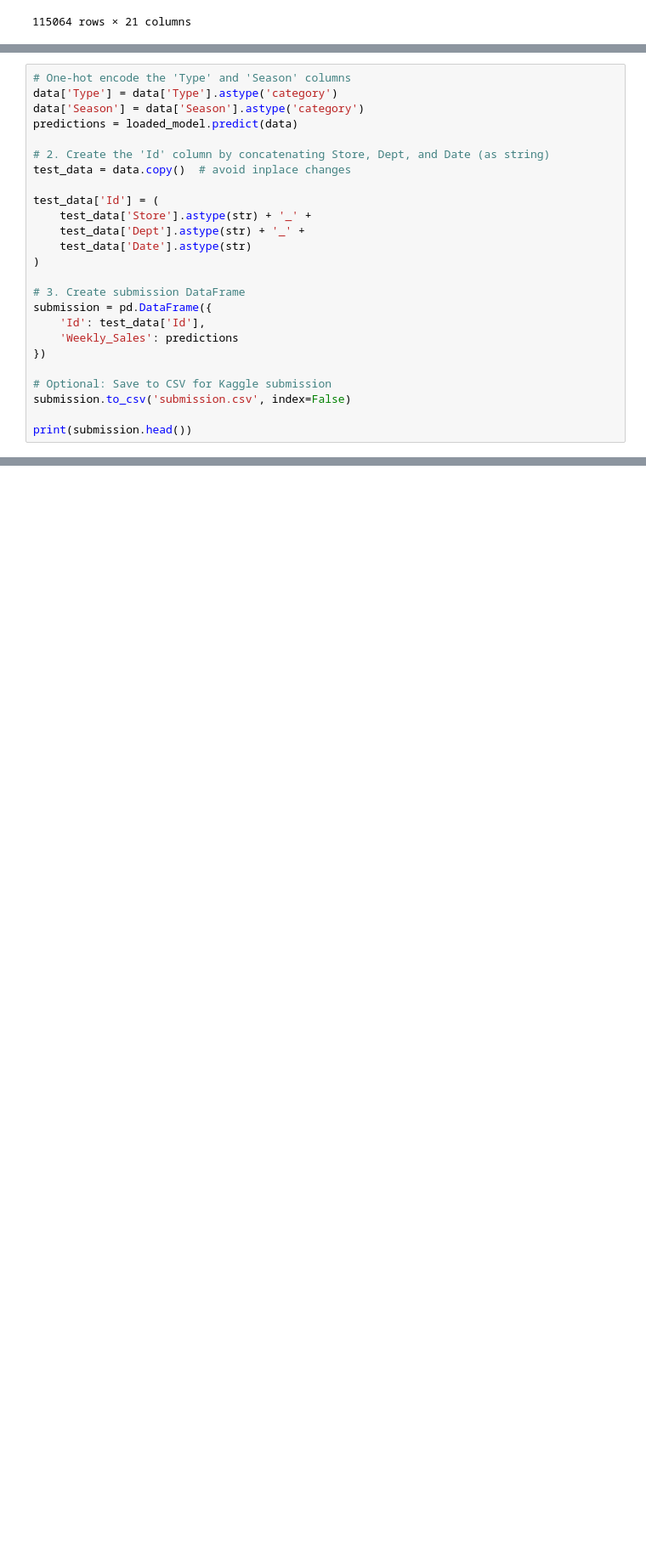
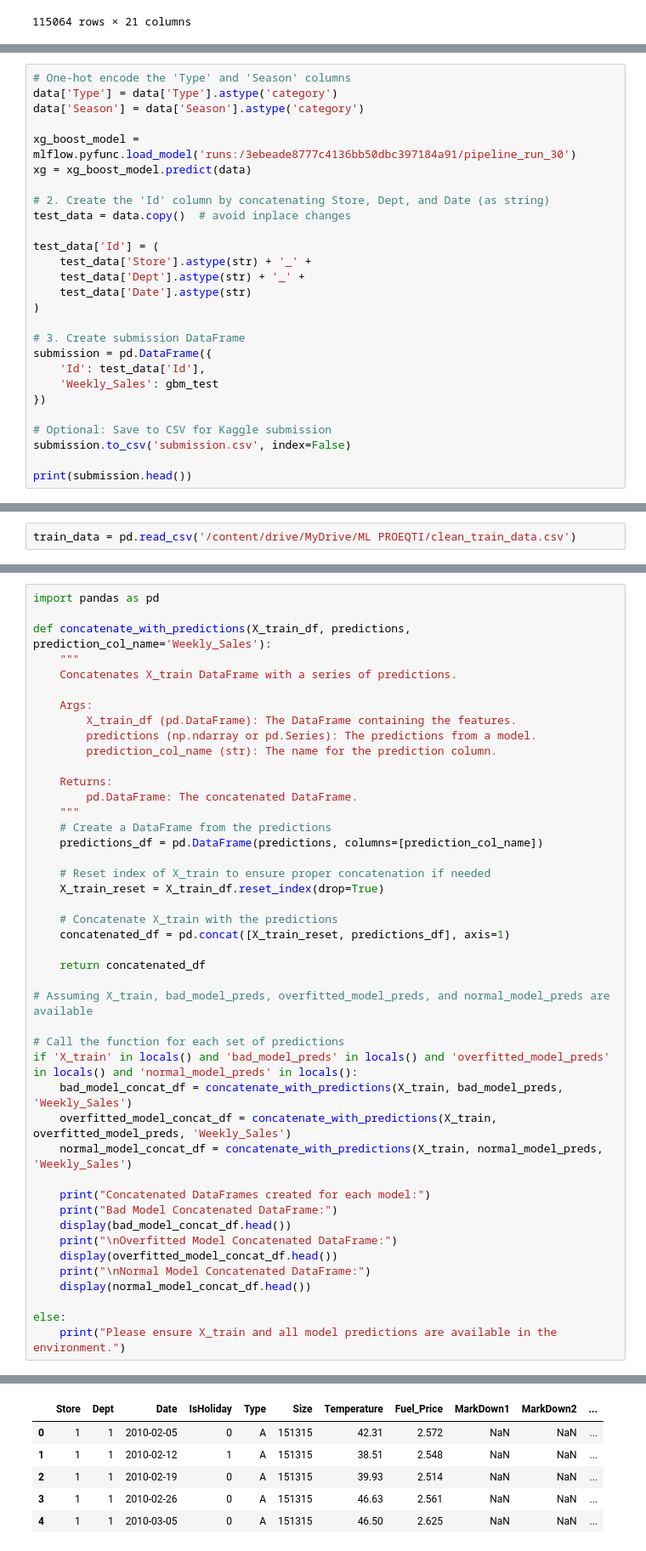
Before and after one commit to CarlTeapot/Walmart-Recruiting, a Jupyter notebook: model_inference.ipynb, the cells around one changed output, grey strips where cells are left out. Shown at 85% size. Cells and saved outputs as stored; diff of their text form; blank space fills up the shorter version.

```diff
--- a/model_inference.ipynb
+++ b/model_inference.ipynb
@@ -85,7 +84,9 @@ data
 # One-hot encode the 'Type' and 'Season' columns
 data['Type'] = data['Type'].astype('category')
 data['Season'] = data['Season'].astype('category')
-predictions = loaded_model.predict(data)
+
+xg_boost_model = mlflow.pyfunc.load_model('runs:/3ebeade8777c4136bb50dbc397184a91/pipeline_run_30')
+xg = xg_boost_model.predict(data)
 
 # 2. Create the 'Id' column by concatenating Store, Dept, and Date (as string)
 test_data = data.copy()  # avoid inplace changes
@@ -99,7 +100,7 @@ test_data['Id'] = (
 # 3. Create submission DataFrame
 submission = pd.DataFrame({
     'Id': test_data['Id'],
-    'Weekly_Sales': predictions
+    'Weekly_Sales': gbm_test
 })
 
 # Optional: Save to CSV for Kaggle submission
@@ -115,0 +120,2 @@ print(submission.head())
+# %%
+train_data = pd.read_csv('/content/drive/MyDrive/ML PROEQTI/clean_train_data.csv')
@@ -115,0 +176,45 @@ print(submission.head())
+# %%
+import pandas as pd
+
+def concatenate_with_predictions(X_train_df, predictions, prediction_col_name='Weekly_Sales'):
+    """
+    Concatenates X_train DataFrame with a series of predictions.
+
+    Args:
+        X_train_df (pd.DataFrame): The DataFrame containing the features.
+        predictions (np.ndarray or pd.Series): The predictions from a model.
+        prediction_col_name (str): The name for the prediction column.
+
+    Returns:
+        pd.DataFrame: The concatenated DataFrame.
+    """
+    # Create a DataFrame from the predictions
+    predictions_df = pd.DataFrame(predictions, columns=[prediction_col_name])
+
+    # Reset index of X_train to ensure proper concatenation if needed
+    X_train_reset = X_train_df.reset_index(drop=True)
+
+    # Concatenate X_train with the predictions
+    concatenated_df = pd.concat([X_train_reset, predictions_df], axis=1)
+
+    return concatenated_df
+
+# Assuming X_train, bad_model_preds, overfitted_model_preds, and normal_model_preds are available
+
+# Call the function for each set of predictions
+if 'X_train' in locals() and 'bad_model_preds' in locals() and 'overfitted_model_preds' in locals() and 'normal_model_preds' in locals():
+    bad_model_concat_df = concatenate_with_predictions(X_train, bad_model_preds, 'Weekly_Sales')
+    overfitted_model_concat_df = concatenate_with_predictions(X_train, overfitted_model_preds, 'Weekly_Sales')
+    normal_model_concat_df = concatenate_with_predictions(X_train, normal_model_preds, 'Weekly_Sales')
+
+    print("Concatenated DataFrames created for each model:")
+    print("Bad Model Concatenated DataFrame:")
+    display(bad_model_concat_df.head())
+    print("\nOverfitted Model Concatenated DataFrame:")
+    display(overfitted_model_concat_df.head())
+    print("\nNormal Model Concatenated DataFrame:")
+    display(normal_model_concat_df.head())
+
+else:
+    print("Please ensure X_train and all model predictions are available in the environment.")
+# %% [output]
@@ -115,0 +223,6 @@ print(submission.head())
+|  | Store | Dept | Date | IsHoliday | Type | Size | Temperature | Fuel_Price | MarkDown1 | MarkDown2 | ... |
+| 0 | 1 | 1 | 2010-02-05 | 0 | A | 151315 | 42.31 | 2.572 | NaN | NaN | ... |
+| 1 | 1 | 1 | 2010-02-12 | 1 | A | 151315 | 38.51 | 2.548 | NaN | NaN | ... |
+| 2 | 1 | 1 | 2010-02-19 | 0 | A | 151315 | 39.93 | 2.514 | NaN | NaN | ... |
+| 3 | 1 | 1 | 2010-02-26 | 0 | A | 151315 | 46.63 | 2.561 | NaN | NaN | ... |
+| 4 | 1 | 1 | 2010-03-05 | 0 | A | 151315 | 46.50 | 2.625 | NaN | NaN | ... |
```
Also changed, not shown: parts of 11 cells of this notebook.
